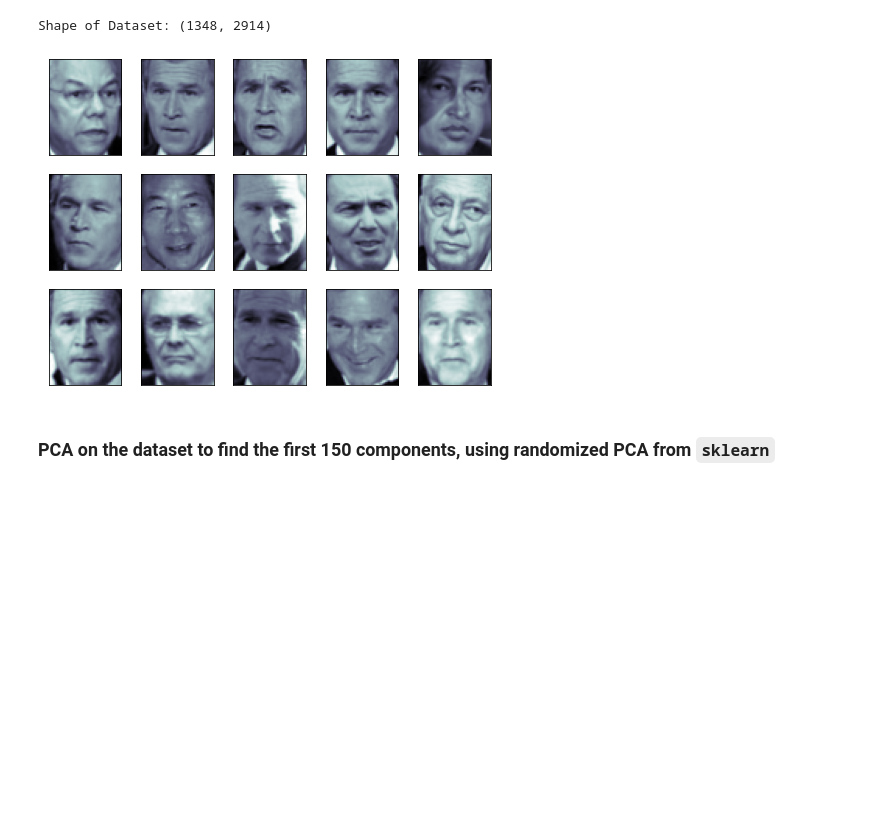
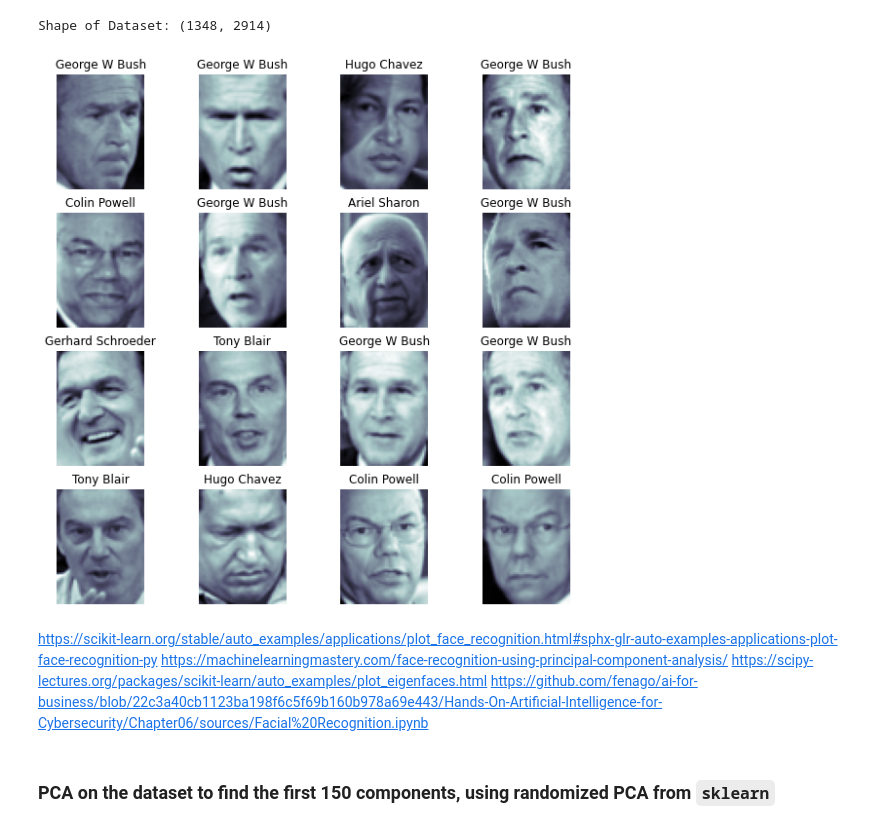
Before and after one commit to sheilsarda/Statistics_for_Data_Science, a Jupyter notebook: Homeworks/ese542_hw6_sheils/ESE542_HW6_Q5.ipynb, the cells around one changed output. Cells and saved outputs as stored; diff of their text form; code cells hidden in the pictures; blank space fills up the shorter version.

```diff
--- a/Homeworks/ese542_hw6_sheils/ESE542_HW6_Q5.ipynb
+++ b/Homeworks/ese542_hw6_sheils/ESE542_HW6_Q5.ipynb
@@ -4,16 +4,29 @@ from sklearn.decomposition import PCA
 import numpy as np
 from matplotlib import pyplot as plt
 import pandas as pd
-# %%
-faces_dataset = fetch_lfw_people(min_faces_per_person = 60)
-print("Shape of Dataset: {}".format(faces_dataset.data.shape))
-fig = plt.figure(figsize=(8, 6))
-for i in range(15):
-    ax = fig.add_subplot(3, 5, i + 1, xticks=[], yticks=[])
-    ax.imshow(faces_dataset.images[i], cmap=plt.cm.bone)
-# %% [output]
-Shape of Dataset: (1348, 2914)
-[figure, removed]
+# %%
+faces_dataset = fetch_lfw_people(min_faces_per_person = 60)
+print("Shape of Dataset: {}".format(faces_dataset.data.shape))
+
+index = np.random.randint(0, faces_dataset.data.shape[0], size=16)
+plt.rcParams['figure.figsize']=(10, 10)
+
+i = 0
+fig, axs = plt.subplots(4, 4)
+for r in range(4):
+    for c in range(4):
+        axs[r, c].imshow(faces_dataset.images[index[i]], cmap=plt.cm.bone)
+        axs[r, c].set_title(str(faces_dataset.target_names[faces_dataset.target[index[i]]]))
+        axs[r, c].axis('off')
+        i+=1
+# %% [output]
+Shape of Dataset: (1348, 2914)
+[figure, added]
+# %% [markdown]
+https://scikit-learn.org/stable/auto_examples/applications/plot_face_recognition.html#sphx-glr-auto-examples-applications-plot-face-recognition-py
+https://machinelearningmastery.com/face-recognition-using-principal-component-analysis/
+https://scipy-lectures.org/packages/scikit-learn/auto_examples/plot_eigenfaces.html
+https://github.com/fenago/ai-for-business/blob/22c3a40cb1123ba198f6c5f69b160b978a69e443/Hands-On-Artificial-Intelligence-for-Cybersecurity/Chapter06/sources/Facial%20Recognition.ipynb
 # %% [markdown]
 ### PCA on the dataset to find the first 150 components, using randomized PCA from `sklearn`
 # %%
```
Also changed, not shown: parts of 2 cells of this notebook, 1 other file.
